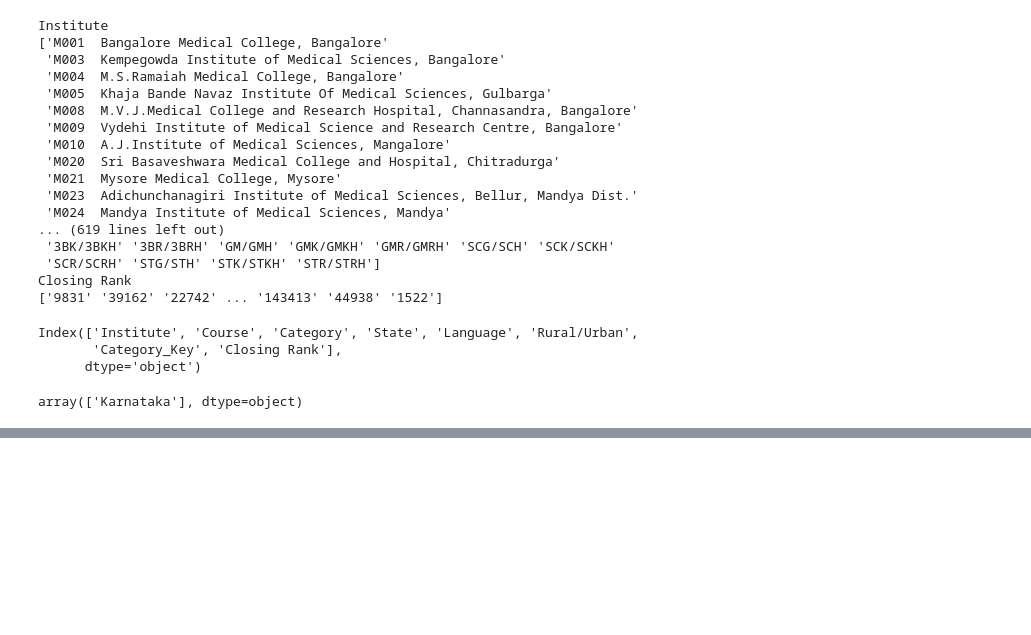
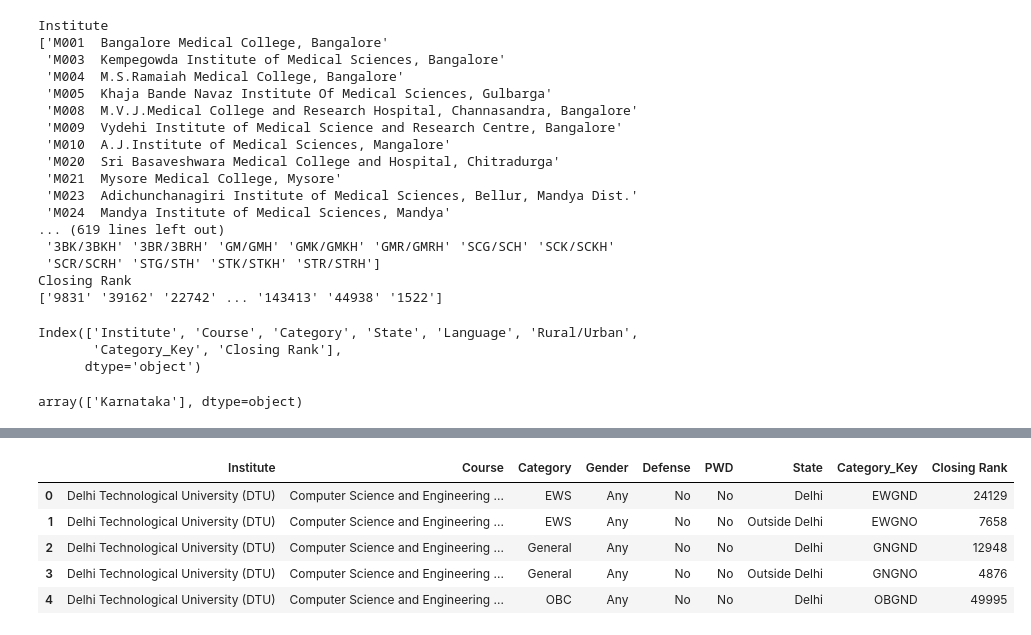
Before and after one commit to avantifellows/college-predictor, a Jupyter notebook: college_split.ipynb, the cells around one changed output, grey strips where cells are left out. Cells and saved outputs as stored; diff of their text form; code cells hidden in the pictures; blank space fills up the shorter version.

```diff
--- a/college_split.ipynb
+++ b/college_split.ipynb
@@ -533,0 +546,4 @@ array(['Karnataka'], dtype=object)
+# %%
+jac_cat = pd.read_csv("JAC 2023 Cutoffs - Category_Trans.csv")
+
+jac_cat.head()
@@ -533,0 +557,45 @@ array(['Karnataka'], dtype=object)
+# %%
+all_dic = []
+for it, row in jac_data.iterrows():
+    for k, v in row.items():
+
+        if k in ["Institute", "Course"]:
+            continue
+        else:
+            if v == "" or pd.isna(v): continue # no rank available
+
+            dic = {}
+            dic["Institute"] = row["Institute"]
+            dic["Course"] = row["Course"]
+            cat_row = dict(jac_cat[jac_cat["Category"] == k].iloc[0])
+
+            dic["Category"] = cat_row["Caste"]
+            dic["Gender"] = cat_row["Gender"]
+            dic["Defense"] = cat_row["Defense Ward"]
+            dic["PWD"]= cat_row["Physically Disabled"]
+            dic["State"] = cat_row["Region"]
+            dic["Category_Key"] = k
+
+            v = str(v)
+
+            if "\n" in v:
+                v = v.split("\n")[0]
+            elif " " in v:
+                v = v.split(" ")[0]
+            elif "." in v:
+                v = v.split(".")[0]
+
+            dic["Closing Rank"] = v
+
+            all_dic.append(dic)
+# %%
+jac_final = pd.DataFrame(all_dic)
+# %%
+jac_final.head()
+# %% [output]
+|  | Institute | Course | Category | Gender | Defense | PWD | State | Category_Key | Closing Rank |
+| 0 | Delhi Technological University (DTU) | Computer Science and Engineering ... | EWS | Any | No | No | Delhi | EWGND | 24129 |
+| 1 | Delhi Technological University (DTU) | Computer Science and Engineering ... | EWS | Any | No | No | Outside Delhi | EWGNO | 7658 |
+| 2 | Delhi Technological University (DTU) | Computer Science and Engineering ... | General | Any | No | No | Delhi | GNGND | 12948 |
+| 3 | Delhi Technological University (DTU) | Computer Science and Engineering ... | General | Any | No | No | Outside Delhi | GNGNO | 4876 |
+| 4 | Delhi Technological University (DTU) | Computer Science and Engineering ... | OBC | Any | No | No | Delhi | OBGND | 49995 |
```
Also changed, not shown: parts of 4 cells of this notebook, 5 other files.
